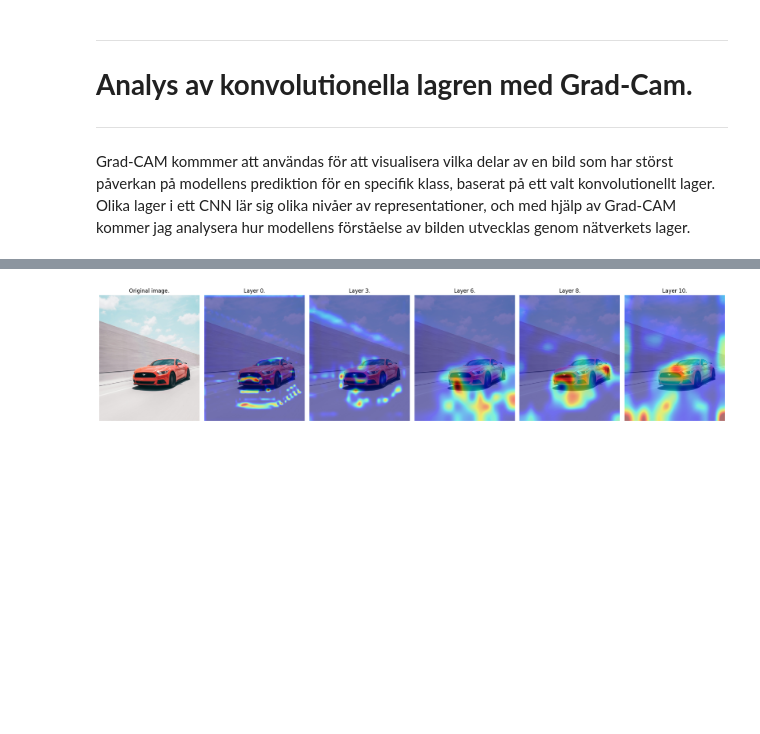
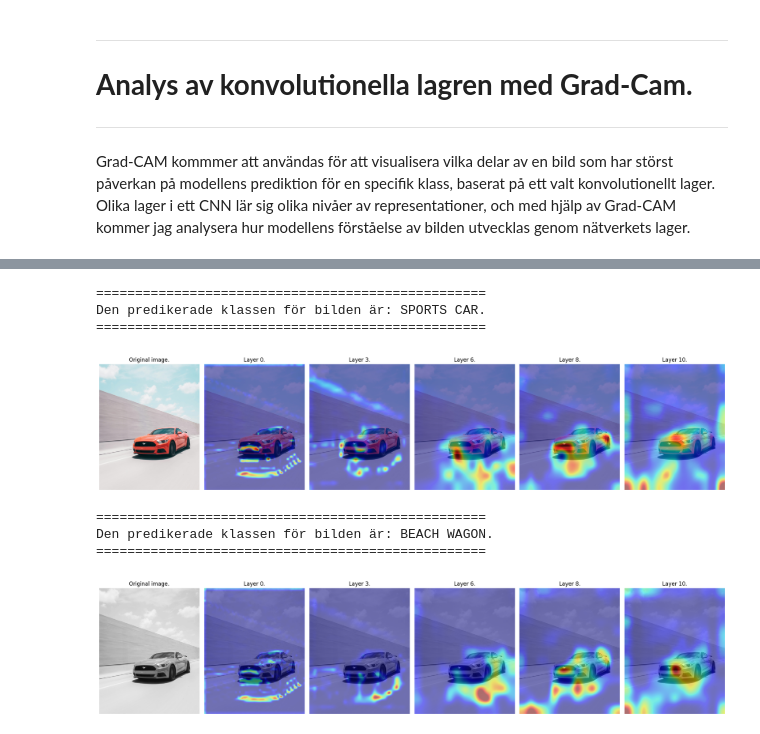
Before and after one commit to S1gge/CNN_labb, a Jupyter notebook: raport.ipynb, the cells around one changed output, grey strips where cells are left out. Cells and saved outputs as stored; diff of their text form; code cells hidden in the pictures; blank space fills up the shorter version.

```diff
--- a/raport.ipynb
+++ b/raport.ipynb
@@ -90,5 +98,20 @@ Predikted klass of picture is: SPORTS CAR.
 # %%
+img2, tensor_img2 = utils.load_image('./image2.jpg', device, weights)
+y_pred2 = utils.predict(model, weights, tensor_img2)
 layer_number = [0, 3, 6, 8, 10]
 utils.layers_vizualization(model, img2, tensor_img2, y_pred2, layer_number)
 # %% [output]
+==================================================
+Den predikerade klassen för bilden är: SPORTS CAR.
+==================================================
 [figure]
+# %%
+img2bw, tensor_img2bw = utils.load_image('./image2(1).jpg', device, weights)
+y_pred2bw = utils.predict(model, weights, tensor_img2bw)
+layer_number = [0, 3, 6, 8, 10]
+utils.layers_vizualization(model, img2bw, tensor_img2bw, y_pred2bw, layer_number)
+# %% [output]
+==================================================
+Den predikerade klassen för bilden är: BEACH WAGON.
+==================================================
+[figure, added]
```
Also changed, not shown: parts of 7 cells of this notebook.
